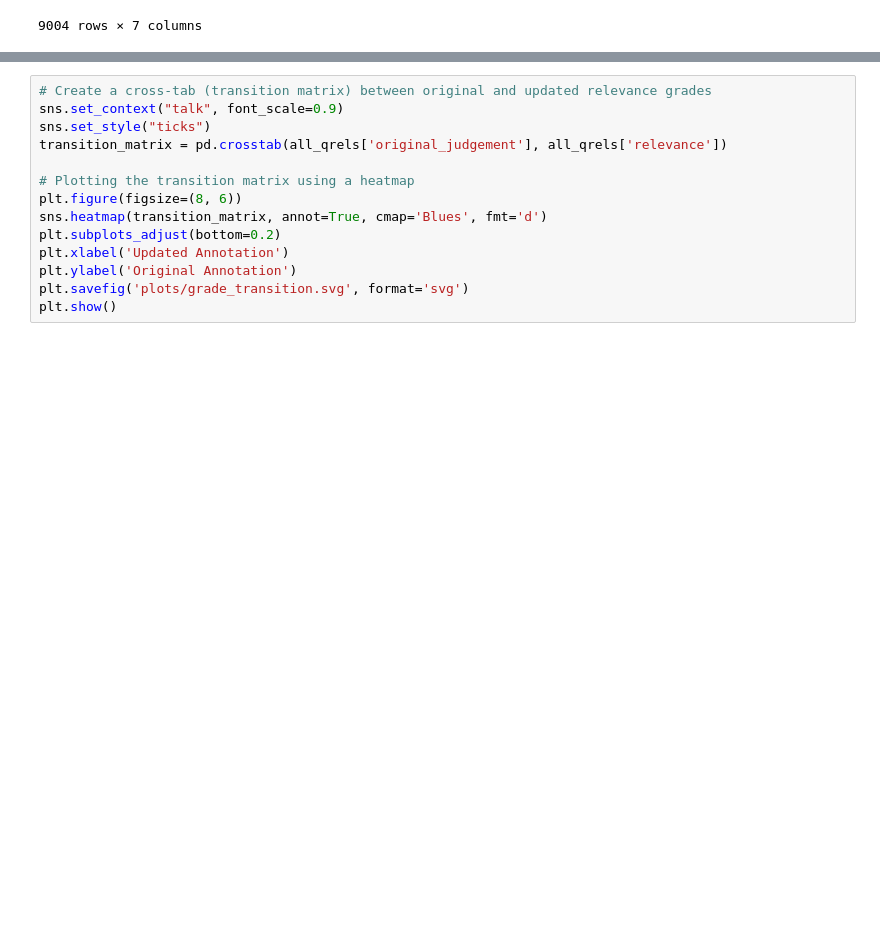
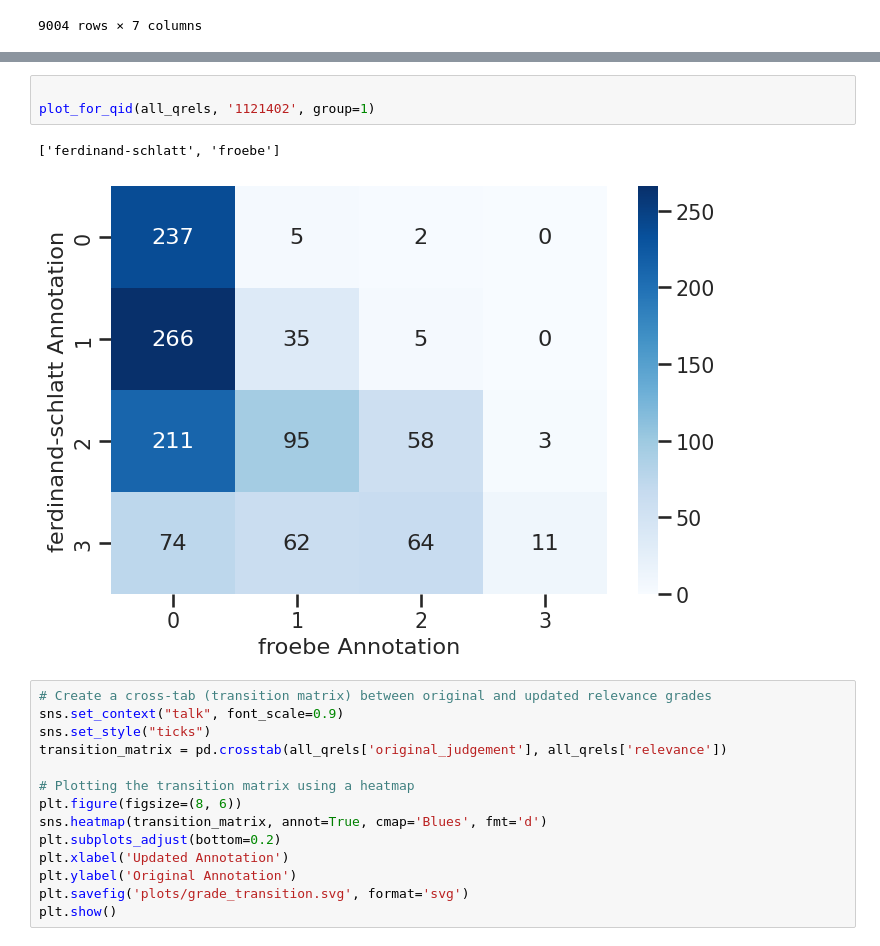
Before and after one commit to Parry-Parry/sigir25-annotation, a Jupyter notebook: analysis/main/statistics.ipynb, the cells around one changed output, grey strips where cells are left out. Drawn from its saved outputs; the diff is of its cells as text; blank space fills up the shorter version.

```diff
--- a/analysis/main/statistics.ipynb
+++ b/analysis/main/statistics.ipynb
@@ -142,3 +292,9 @@ Name: count, dtype: int64
+# %%
+
+plot_for_qid(all_qrels, '1121402', group=1)
+# %% [output]
+['ferdinand-schlatt', 'froebe']
+[figure, added]
 # %%
 # Create a cross-tab (transition matrix) between original and updated relevance grades
 sns.set_context("talk", font_scale=0.9)
```
Also changed, not shown: parts of 30 cells of this notebook, 4 other files.
